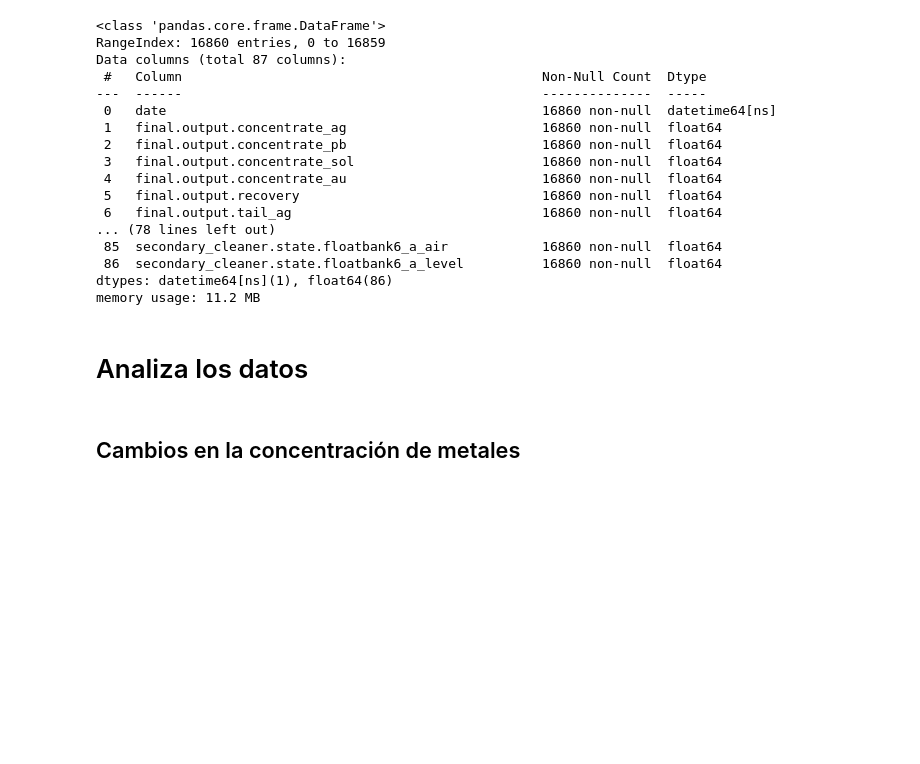
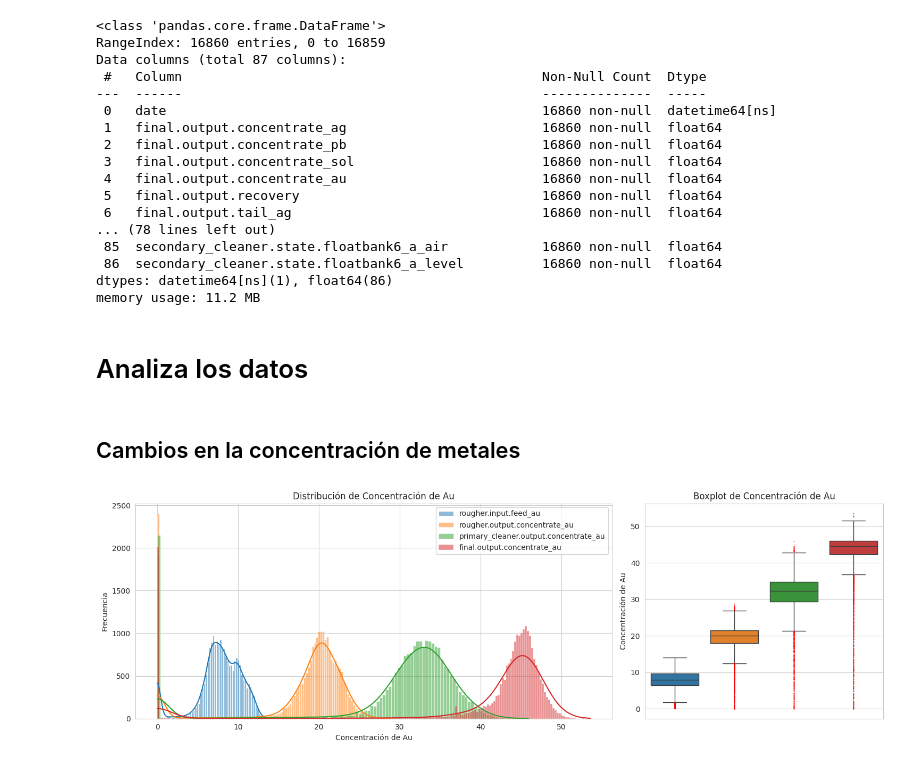
Before and after one commit to Davichobacter/data_science_tt, a Jupyter notebook: Sprint_13/notebook.ipynb, the cells around one changed output. Cells and saved outputs as stored; diff of their text form; code cells hidden in the pictures; blank space fills up the shorter version.

Commit message:
Creando las graficas para las comparaciones

```diff
--- a/Sprint_13/notebook.ipynb
+++ b/Sprint_13/notebook.ipynb
@@ -241,7 +241,7 @@ def fill_nas(df):
         if p > alpha:
             df.fillna({column: df[column].mean()}, inplace=True)
         else:
-            df.fillna({column: df[column].mean()}, inplace=True)
+            df.fillna({column: df[column].median()}, inplace=True)
 
     return df
 # %%
@@ -312,2 +318,45 @@ memory usage: 11.2 MB
 # %% [markdown]
 ## Cambios en la concentración de metales
+# %%
+from matplotlib import legend
+def graficar_concentraciones(df, elemento):
+    _columns = [
+        'rougher.input.feed_' + elemento,
+        'rougher.output.concentrate_' + elemento,
+        'primary_cleaner.output.concentrate_' + elemento,
+        'final.output.concentrate_' + elemento
+    ]
+
+    fig, axs = plt.subplots(1, 2, figsize=(15, 5), gridspec_kw={'width_ratios': [2, 1]})
+
+    # Plot for histogram (distribution)
+    for col in _columns:
+        sns.histplot(
+            data=df,
+            x=col,
+            kde=True,
+            ax=axs[0],
+            label=col
+        )
+    axs[0].set_title(f'Distribución de Concentración de {elemento.capitalize()}')
+    axs[0].set_xlabel(f'Concentración de {elemento.capitalize()}')
+    axs[0].set_ylabel('Frecuencia')
+    axs[0].legend(loc='upper right')
+
+    # Plot for boxplot
+    sns.boxplot(
+        data=df[_columns],
+        ax=axs[1],
+        flierprops=dict(marker='x', markersize=0.5, markerfacecolor='red', markeredgecolor='red')
+    )
+    axs[1].set_title(f'Boxplot de Concentración de {elemento.capitalize()}')
+    axs[1].set_xlabel('')  # Remove x-axis label
+    axs[1].set_xticklabels([]) # Remove x-axis tick labels
+    axs[1].set_ylabel(f'Concentración de {elemento.capitalize()}')
+
+    plt.tight_layout()
+    plt.show()
+# %%
+graficar_concentraciones(gold_recovery_full, elementos["Oro"])
+# %% [output]
+[figure, added]
```
Also changed, not shown: parts of 3 cells of this notebook.
